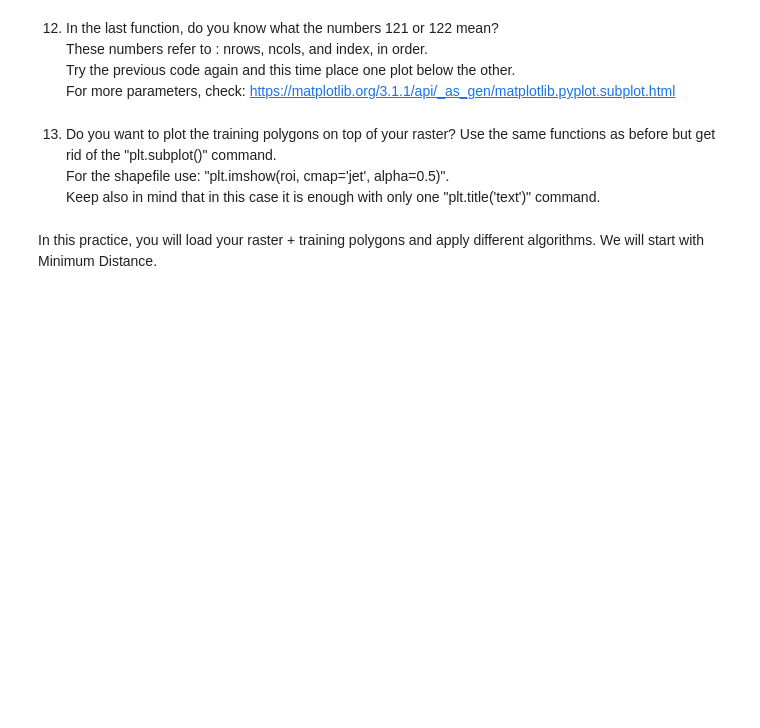
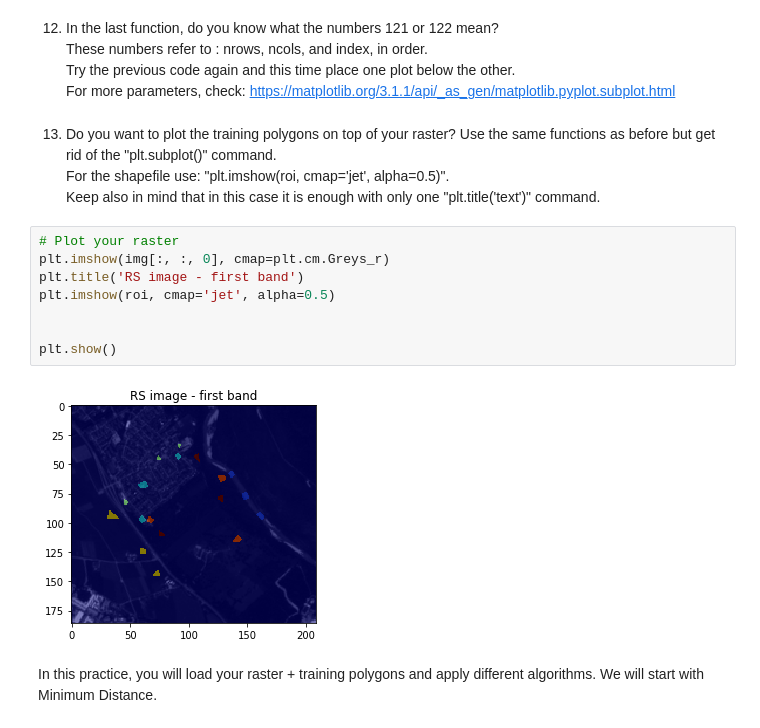
Before and after one commit to yzut-ydv/Remote_sensing_HM, a Jupyter notebook: practice5_fe1.ipynb, the cells around one changed output. Saved outputs shown, nothing was run; the diff lists cells and outputs as text; blank space fills up the shorter version.

```diff
--- a/practice5_fe1.ipynb
+++ b/practice5_fe1.ipynb
@@ -215,6 +219,16 @@ For more parameters, check: https://matplotlib.org/3.1.1/api/_as_gen/matplotlib.
 13. Do you want to plot the training polygons on top of your raster? Use the same functions as before but get rid of the "plt.subplot()" command.
 For the shapefile use: "plt.imshow(roi, cmap='jet', alpha=0.5)".
 Keep also in mind that in this case it is enough with only one "plt.title('text')" command.
+# %%
+# Plot your raster
+plt.imshow(img[:, :, 0], cmap=plt.cm.Greys_r)
+plt.title('RS image - first band')
+plt.imshow(roi, cmap='jet', alpha=0.5)
+
+
+plt.show()
+# %% [output]
+[figure, added]
 # %% [markdown]
 <p>In this practice, you will load your raster + training polygons and apply different algorithms. We will start with Minimum Distance.</p>
 # %% [markdown]
```
Also changed, not shown: parts of 12 cells of this notebook, 1 other file.
